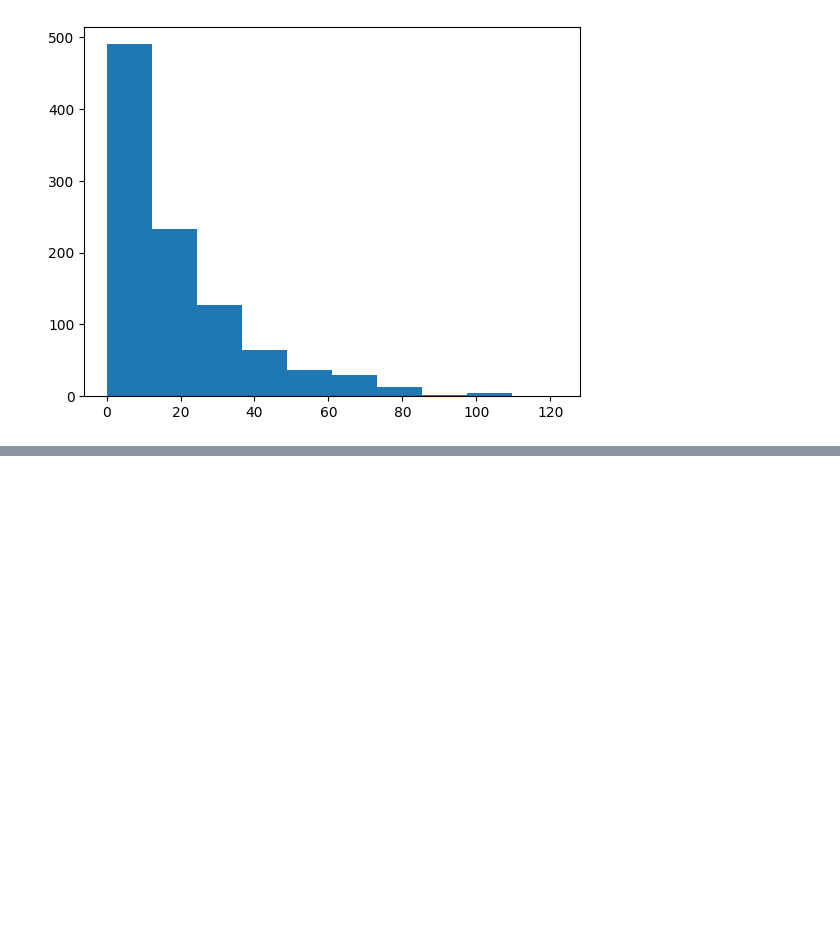
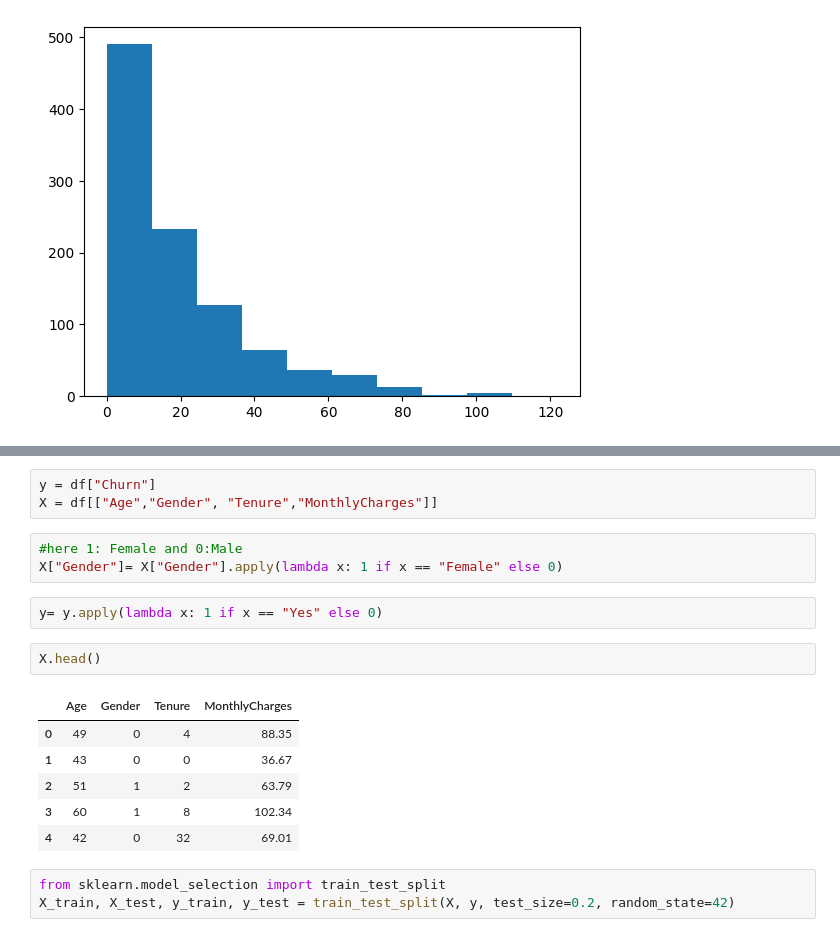
Before and after one commit to Abhidalle/ChurnGuard-AI, a Jupyter notebook: notebook.ipynb, the cells around one changed output, grey strips where cells are left out. Cells and saved outputs as stored; diff of their text form; blank space fills up the shorter version.

Commit message:
chore: added a few more modles to find the best model, data prep and some proper formatting

```diff
--- a/notebook.ipynb
+++ b/notebook.ipynb
@@ -162,0 +172,20 @@ plt.hist(df["Tenure"])
+# %%
+y = df["Churn"]
+X = df[["Age","Gender", "Tenure","MonthlyCharges"]]
+# %%
+#here 1: Female and 0:Male
+X["Gender"]= X["Gender"].apply(lambda x: 1 if x == "Female" else 0)
+# %%
+y= y.apply(lambda x: 1 if x == "Yes" else 0)
+# %%
+X.head()
+# %% [output]
+|  | Age | Gender | Tenure | MonthlyCharges |
+| 0 | 49 | 0 | 4 | 88.35 |
+| 1 | 43 | 0 | 0 | 36.67 |
+| 2 | 51 | 1 | 2 | 63.79 |
+| 3 | 60 | 1 | 8 | 102.34 |
+| 4 | 42 | 0 | 32 | 69.01 |
+# %%
+from sklearn.model_selection import train_test_split
+X_train, X_test, y_train, y_test = train_test_split(X, y, test_size=0.2, random_state=42)
```
Also changed, not shown: parts of 22 cells of this notebook, 2 other files.
